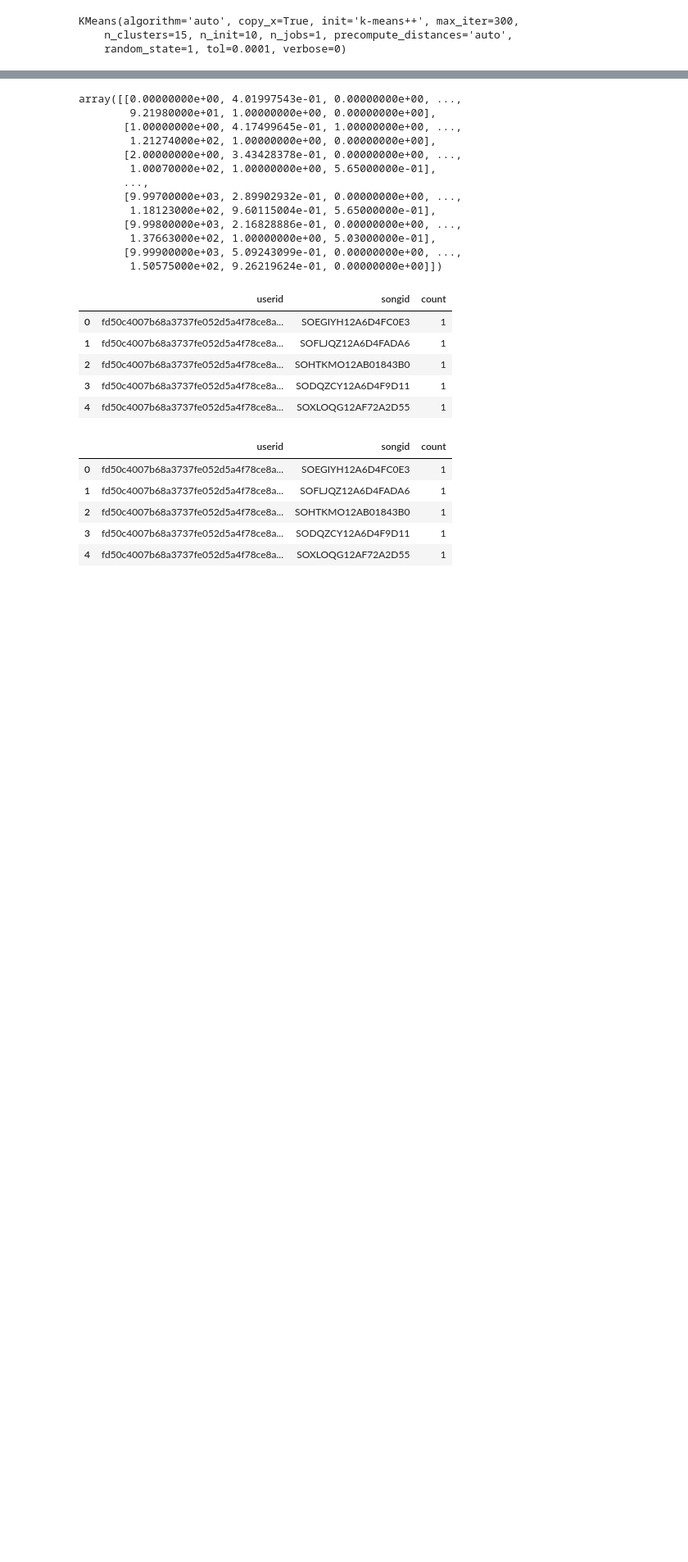
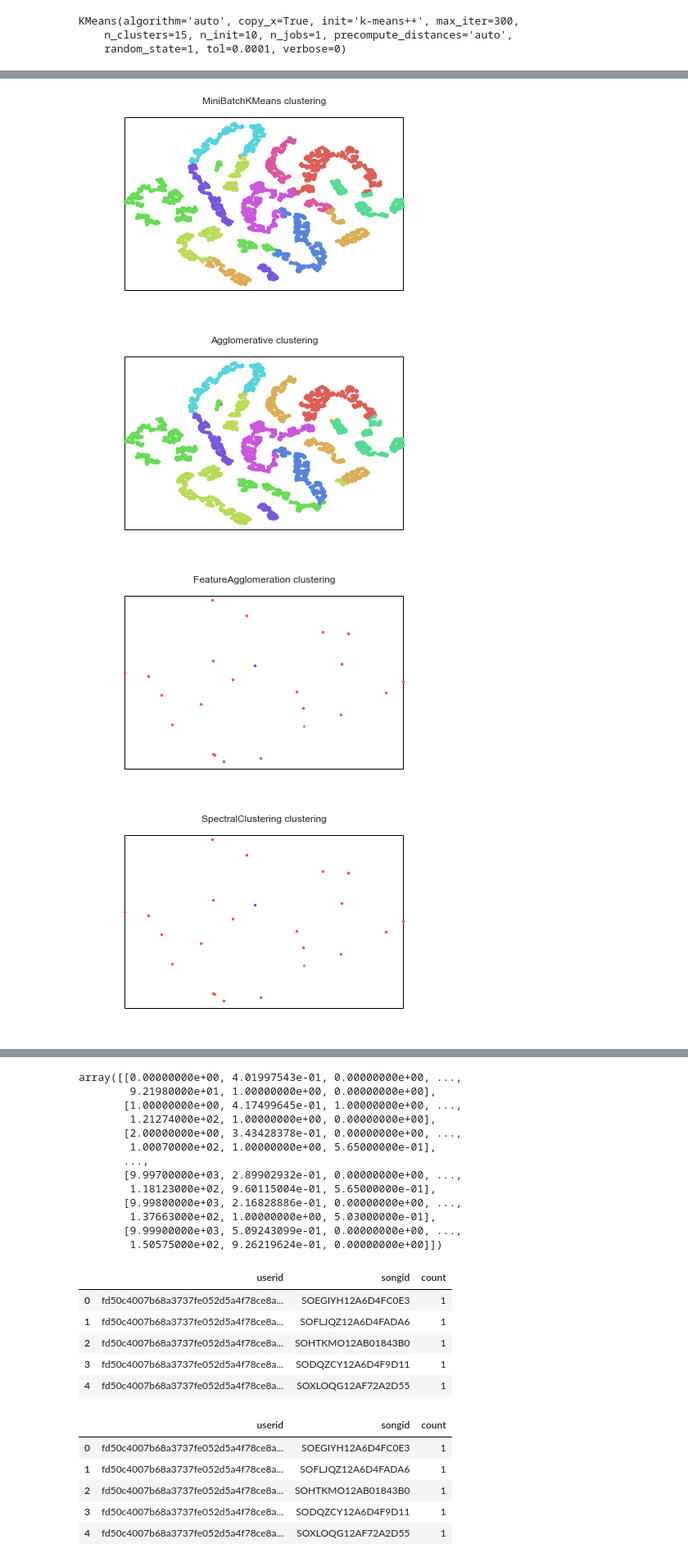
Before and after one commit to anqi-lu/MillionSongRecommender, a Jupyter notebook: content_based_rec.ipynb, the cells around one changed output, grey strips where cells are left out. Shown: that part at 82% size. Cells and saved outputs as stored; diff of their text form; code cells hidden in the pictures; blank space fills up the shorter version.

```diff
--- a/content_based_rec.ipynb
+++ b/content_based_rec.ipynb
@@ -112,0 +122,15 @@ KMeans(algorithm='auto', copy_x=True, init='k-means++', max_iter=300,
+# %%
+labels_minibatch = hyp.cluster(q, cluster = 'MiniBatchKMeans', n_clusters=10)
+labels_agg = hyp.cluster(q, cluster = 'AgglomerativeClustering', n_clusters = 10)
+labels_feat = hyp.cluster(q, cluster = 'FeatureAgglomeration')
+labels_spec = hyp.cluster(q, cluster = 'FeatureAgglomeration')
+
+geo  = hyp.plot(q, '.', reduce='TSNE', ndims=2, group=labels_minibatch, title='MiniBatchKMeans clustering')
+geo  = hyp.plot(q, '.', reduce='TSNE', ndims=2, group=labels_agg,       title='Agglomerative clustering')
+geo  = hyp.plot(q, '.', reduce='TSNE', ndims=2, group=labels_feat,       title='FeatureAgglomeration clustering')
+geo  = hyp.plot(q, '.', reduce='TSNE', ndims=2, group=labels_spec,       title='SpectralClustering clustering')
+# %% [output]
+[figure, added]
+[figure, added]
+[figure, added]
+[figure, added]
```
Also changed, not shown: parts of 6 cells of this notebook, 6 other files.
